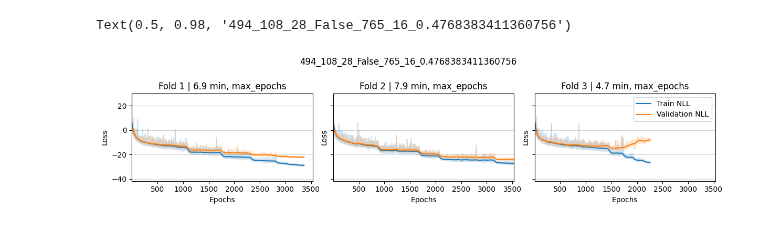
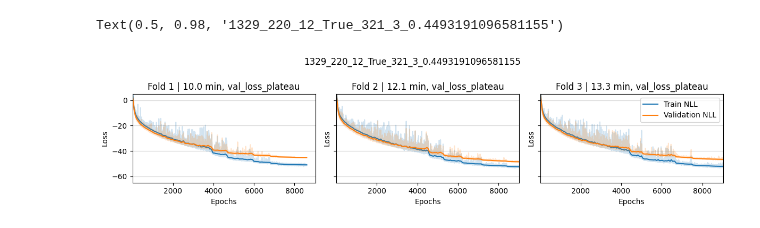
Before and after one commit to psaegert/bcnf, a Jupyter notebook: experimental/test_bayescv_analysis.ipynb, the cells around one changed output. Drawn from its saved outputs; the diff is of its cells as text; code cells hidden in the pictures.

```diff
--- a/experimental/test_bayescv_analysis.ipynb
+++ b/experimental/test_bayescv_analysis.ipynb
@@ -35,6 +37,10 @@ rows = [params + [value] for params, value in zip(checkpoint['x_iters'], checkpo
+# %%
+hyper_df['configuration_name'] = hyper_df.apply(lambda row: "_".join([str(p) for p in row.values[:-1]]), axis=1)
 # %%
-hyper_df = pd.DataFrame(rows, columns=list(search_spaces.keys()) + ['val_loss_upper_bound'])
 
-# Set all columns in 'loss' that are =100 to nan
+# Set all columns in 'loss' that are = 100 to nan
 hyper_df.loc[hyper_df['val_loss_upper_bound'] == 100, 'val_loss_upper_bound'] = None
+
+hyper_df['feature_network_dropout'] = hyper_df['feature_network_dropout'].round(2)
+hyper_df['val_loss_upper_bound'] = hyper_df['val_loss_upper_bound'].round(3)
 # %%
@@ -51,0 +66,7 @@ configuration = list(metrics.keys())[0]
+# %%
+fig, ax = plt.subplots(1, 1, figsize=(10, 3))
+ax.plot(hyper_df['val_loss_upper_bound'], '-o')
+ax.set_title('Improvement over time')
+ax.set_xlabel('Iteration')
+ax.set_ylabel('Validation loss upper bound')
+ax.grid(axis='y', alpha=0.5)
@@ -52,36 +75,40 @@ configuration = list(metrics.keys())[0]
+# %%
+# configuration = list(metrics.keys())[4]
+# configuration = "1700_195_12_True_289_3_0.47366827208363227"
+configuration = hyper_df.sort_values('val_loss_upper_bound').iloc[0]['configuration_name']
 # %%
 fig, axes = plt.subplots(1, 3, figsize=(12, 3), sharey=True, sharex=True)
 
 for i, ax in enumerate(axes):
     loss_history = metrics[configuration][i]['loss_history']
     epochs = np.array([e for e, _ in loss_history['train']])
     losses = np.array([l for _, l in loss_history['train']])
 
     ax.plot(epochs, losses, alpha=0.2, color='C0')
     ax.plot(epochs, partconv1d(losses, kernel=get_gaussian_kernel(sigma=128)), label='Train NLL', color='C0')
 
     epochs = np.array([e for e, _ in loss_history['val']])
     losses = np.array([l for _, l in loss_history['val']])
 
     ax.plot(epochs, losses, alpha=0.2, color='C1')
     ax.plot(epochs, partconv1d(losses, kernel=get_gaussian_kernel(sigma=32)), label='Validation NLL', color='C1')
 
     ax.set_xlabel('Epochs')
     ax.set_ylabel('Loss')
 
     # ax.set_xscale('log')
-    ax.set_ylim(None, 30)
+    ax.set_ylim(None, 5)
     ax.set_xlim(1, None)
     ax.grid(axis='y', alpha=0.5)
 
     time_taken = loss_history['time'][-1][1] - loss_history['time'][0][1]
     ax.set_title(f'Fold {i+1} | {time_taken / 60:.1f} min, {loss_history["stop_reason"]}')
 
 axes[-1].legend();
 
 fig.tight_layout()
 fig.subplots_adjust(top=0.75)
 fig.suptitle(configuration)
 # %% [output]
-Text(0.5, 0.98, '494_108_28_False_765_16_0.4768383411360756')
+Text(0.5, 0.98, '1329_220_12_True_321_3_0.4493191096581155')
-[figure, old version]
+[figure, new version]
```
Also changed, not shown: parts of 5 cells of this notebook, 5 other files.
